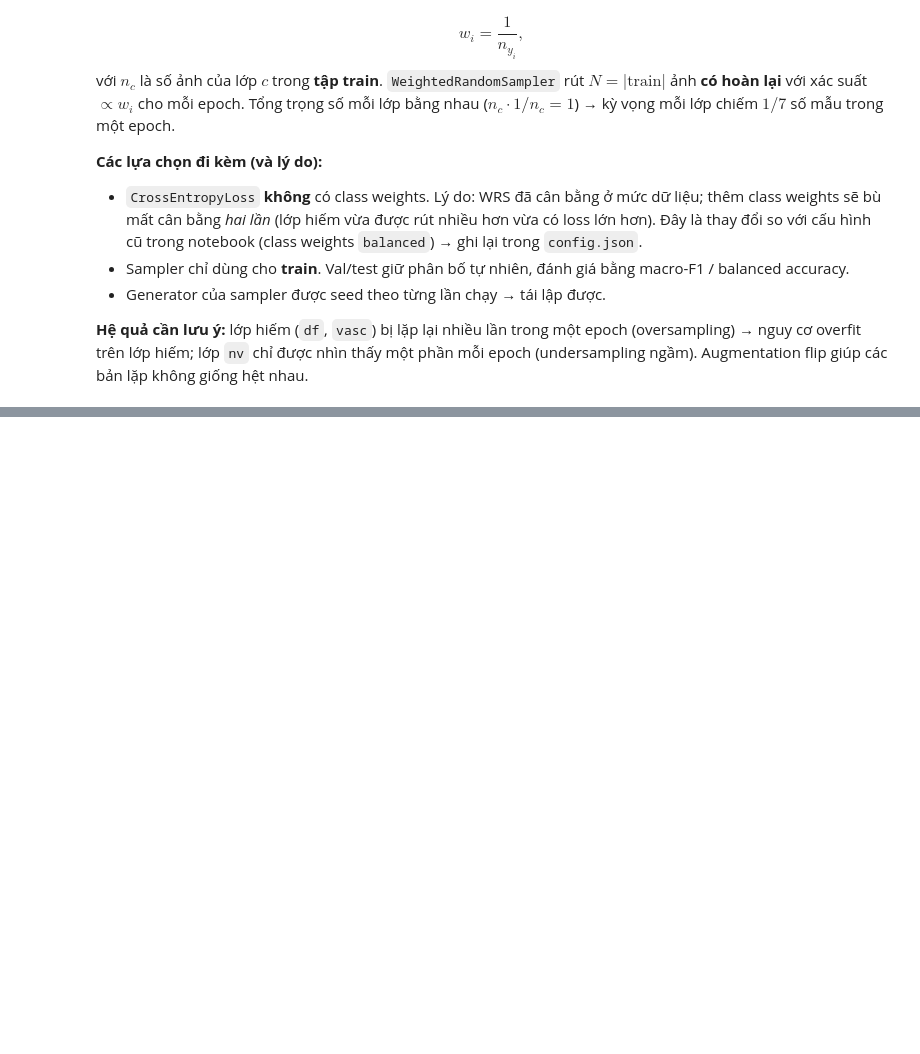
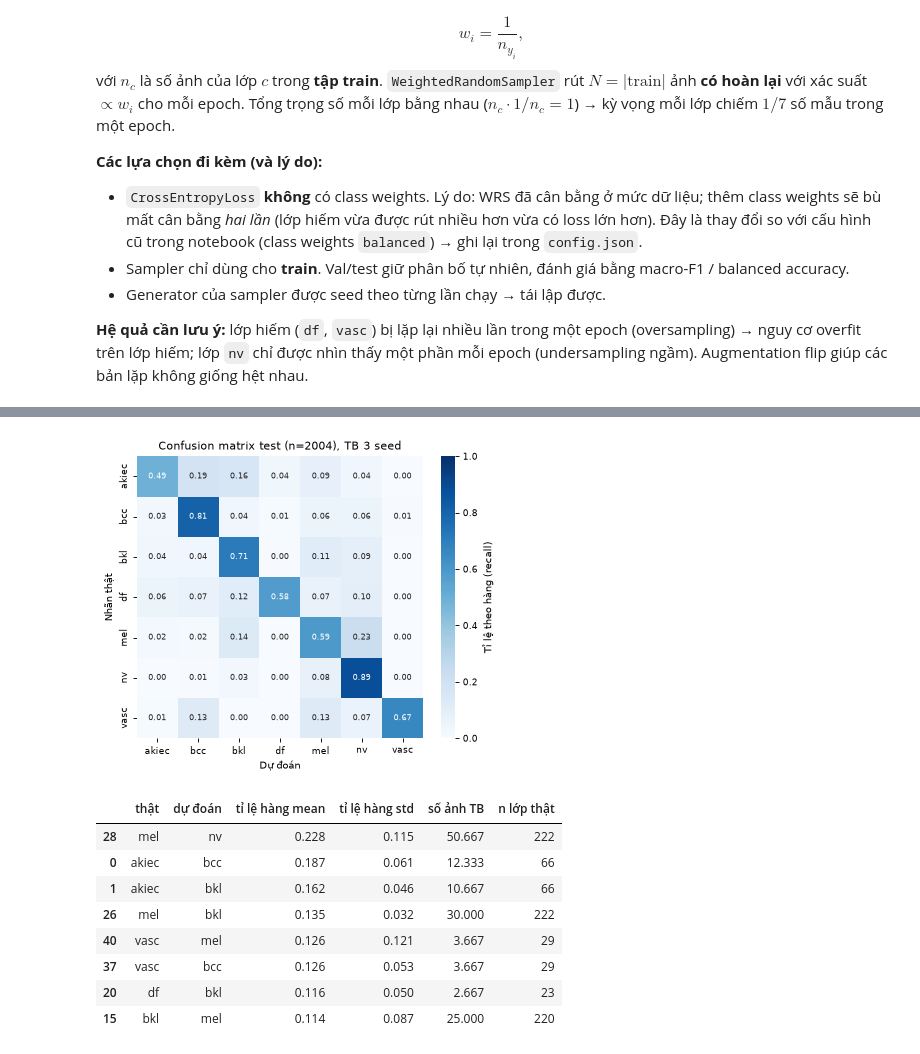
Before and after one commit to VietDunghere/Image-Processing, a Jupyter notebook: baseline.ipynb, the cells around one changed output, grey strips where cells are left out. Cells and saved outputs as stored; diff of their text form; code cells hidden in the pictures; blank space fills up the shorter version.

Commit message:
bao cao + baseline

```diff
--- a/baseline.ipynb
+++ b/baseline.ipynb
@@ -594,0 +481,12 @@ TODO: điền sau khi chạy (mọi số lấy từ `outputs/baseline/`).
+# %%
+bench_f = OUT_DIR / "speed_benchmark.json"
+if bench_f.exists():
+    bench = json.loads(bench_f.read_text(encoding="utf-8"))
+    rows = [{"pipeline": "cũ (PIL + DataLoader, fp32, deterministic)", **bench["old"]["epochs"][0],
+             "VRAM đỉnh (MB)": bench["old"]["peak_vram_alloc_mb"]}]
+    rows += [{"pipeline": f"mới (src/training.py), epoch {i + 1}", **e, "VRAM đỉnh (MB)": bench["new"]["peak_vram_alloc_mb"]}
+             for i, e in enumerate(bench["new"]["epochs"])]
+    print(f"GPU: {bench['gpu']} | n_train={bench['n_train']}, n_val={bench['n_val']} | tăng tốc ≈ {bench['speedup_epoch']:.1f}x")
+    display(pd.DataFrame(rows).round(1))
+else:
+    print("Chưa có speed_benchmark.json -> chạy: python -X utf8 scripts/bench_training_speed.py")
@@ -594,0 +547,9 @@ TODO: điền sau khi chạy (mọi số lấy từ `outputs/baseline/`).
+# %%
+summary_df = run_experiment(
+    "baseline", preprocess_fn=None, seeds=SEEDS, epochs=EPOCHS, retrain=RETRAIN,
+    log_file="outputs/baseline_run.log",
+    description="Baseline: chỉ resize 224 + normalize ImageNet, không xử lý ảnh chương 3",
+    extra_config={"missing_age": f"median train = {AGE_MEDIAN} (metadata, không phải đầu vào mô hình)"},
+)
+results = load_results(OUT_DIR, SEEDS)
+summary_df[["seed", "best_epoch", "val_macro_f1", "test_macro_f1", "test_balanced_acc", "test_acc"]].round(4)
@@ -594,0 +639,32 @@ TODO: điền sau khi chạy (mọi số lấy từ `outputs/baseline/`).
+# %%
+# Confusion matrix trên test: chuẩn hoá theo hàng (= recall), trung bình 3 seed
+cms = np.array([r["test_confusion_matrix"] for r in results], dtype=float)
+cm_norm = (cms / cms.sum(2, keepdims=True)).mean(0)
+fig, ax = plt.subplots(figsize=(5.2, 4.4))
+sns.heatmap(cm_norm, annot=True, fmt=".2f", cmap="Blues", vmin=0, vmax=1, xticklabels=CLASSES, yticklabels=CLASSES,
+            cbar_kws={"label": "Tỉ lệ theo hàng (recall)"}, ax=ax, annot_kws={"size": 7})
+ax.set(xlabel="Dự đoán", ylabel="Nhãn thật",
+       title=f"Confusion matrix test (n={len(test_df)}), TB {len(SEEDS)} seed")
+plt.tight_layout(); fig.savefig(FIG_DIR / "confusion_matrix_test.pdf", bbox_inches="tight")
+fig.savefig(FIG_DIR / "confusion_matrix_test.png", bbox_inches="tight", dpi=300); plt.show()
+
+# Các cặp (thật -> dự đoán) bị nhầm nhiều nhất: tỉ lệ theo hàng (mean ± std 3 seed) và số ảnh TB
+cm_rows = cms / cms.sum(2, keepdims=True)
+pairs = [{"thật": CLASSES[i], "dự đoán": CLASSES[j], "tỉ lệ hàng mean": cm_rows[:, i, j].mean(),
+          "tỉ lệ hàng std": cm_rows[:, i, j].std(ddof=1), "số ảnh TB": cms[:, i, j].mean(),
+          "n lớp thật": int(cms[0, i].sum())}
+         for i in range(len(CLASSES)) for j in range(len(CLASSES)) if i != j]
+confused = pd.DataFrame(pairs).sort_values("tỉ lệ hàng mean", ascending=False)
+confused.to_csv(OUT_DIR / "confused_pairs_test.csv", index=False)
+confused.head(8).round(3)
+# %% [output]
+[figure, added]
+|  | thật | dự đoán | tỉ lệ hàng mean | tỉ lệ hàng std | số ảnh TB | n lớp thật |
+| 28 | mel | nv | 0.228 | 0.115 | 50.667 | 222 |
+| 0 | akiec | bcc | 0.187 | 0.061 | 12.333 | 66 |
+| 1 | akiec | bkl | 0.162 | 0.046 | 10.667 | 66 |
+| 26 | mel | bkl | 0.135 | 0.032 | 30.000 | 222 |
+| 40 | vasc | mel | 0.126 | 0.121 | 3.667 | 29 |
+| 37 | vasc | bcc | 0.126 | 0.053 | 3.667 | 29 |
+| 20 | df | bkl | 0.116 | 0.050 | 2.667 | 23 |
+| 15 | bkl | mel | 0.114 | 0.087 | 25.000 | 220 |
```
Also changed, not shown: parts of 50 cells of this notebook, 20 other files.
